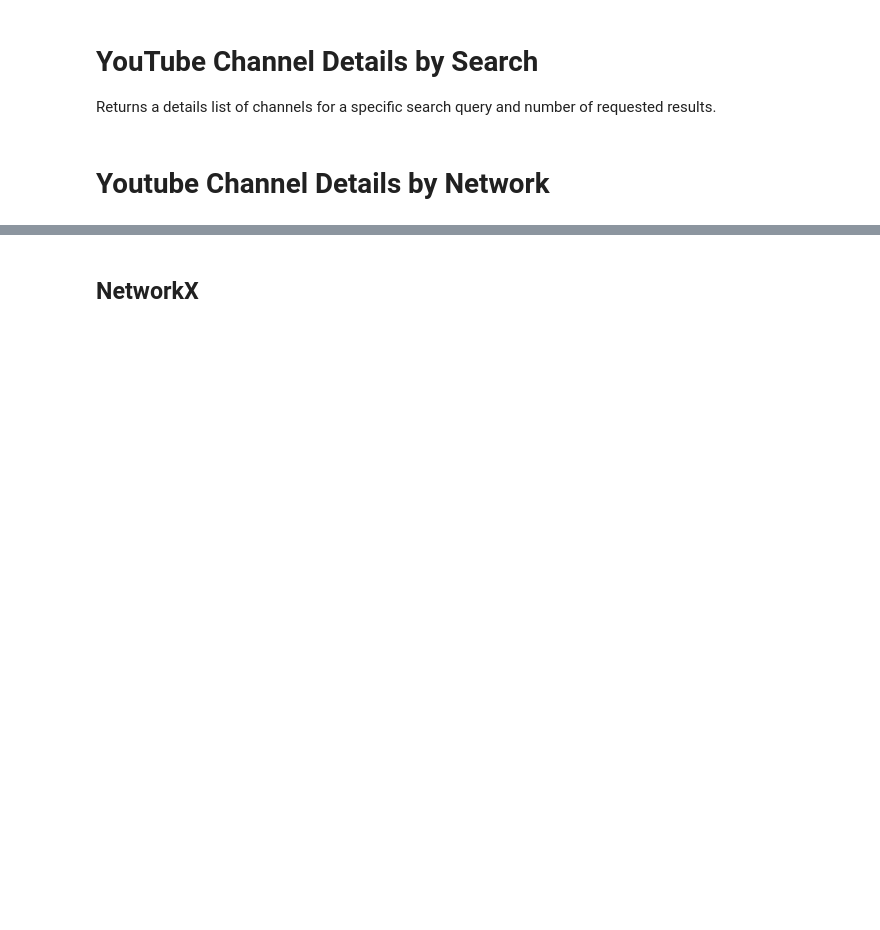
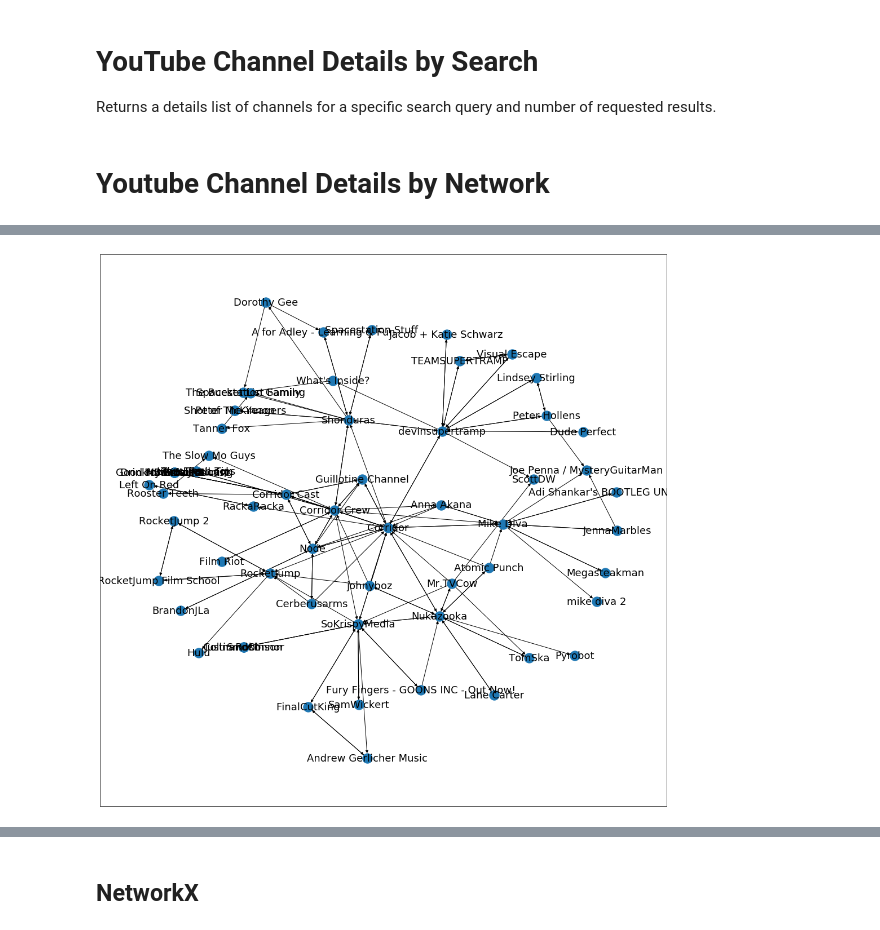
Before and after one commit to DanOvad/youtube-channel-analysis, a Jupyter notebook: youtube_data.ipynb, the cells around one changed output, grey strips where cells are left out. Drawn from its saved outputs; the diff is of its cells as text; code cells hidden in the pictures; blank space fills up the shorter version.

```diff
--- a/youtube_data.ipynb
+++ b/youtube_data.ipynb
@@ -242,0 +72,5 @@ def extract_featured_channels(channel_response):
+# %%
+CHANNELS_ID_LIST = [channel['id'] for channel in CHANNELS_DETAILS_ITEMS_LIST]
+CHANNEL_NAMES = {channel['id']:channel['snippet']['title'] \
+                   if 'title' in channel['snippet'] else [] \
+                   for channel in CHANNELS_DETAILS_ITEMS_LIST}
@@ -242,0 +104,13 @@ def extract_featured_channels(channel_response):
+# %%
+H = G.subgraph(CHANNELS_ID_LIST)
+plt.figure(figsize = (18,18))
+POS = nx.drawing.layout.kamada_kawai_layout(H)
+nx.set_node_attributes(H, POS, name='pos')
+nx.set_node_attributes(H, CHANNEL_NAMES, name='title')
+nx.draw_networkx(H,
+             with_labels=True,
+             pos=POS,
+             labels=CHANNEL_NAMES,
+             font_size=18, font_color = 'k')
+# %% [output]
+[figure, added]
```
Also changed, not shown: parts of 71 cells of this notebook, 5 other files.
